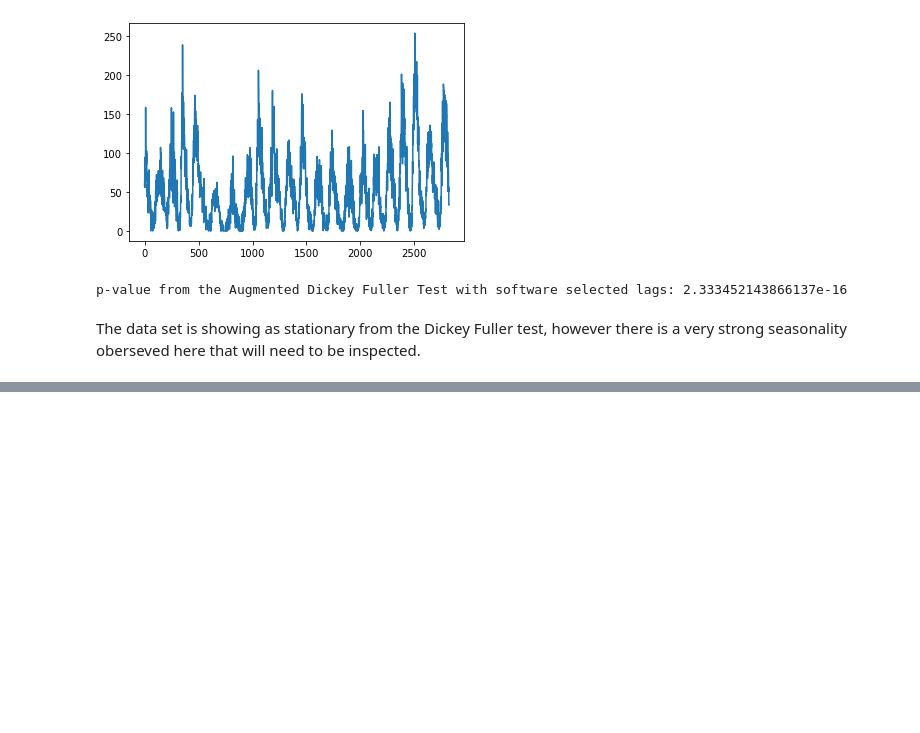
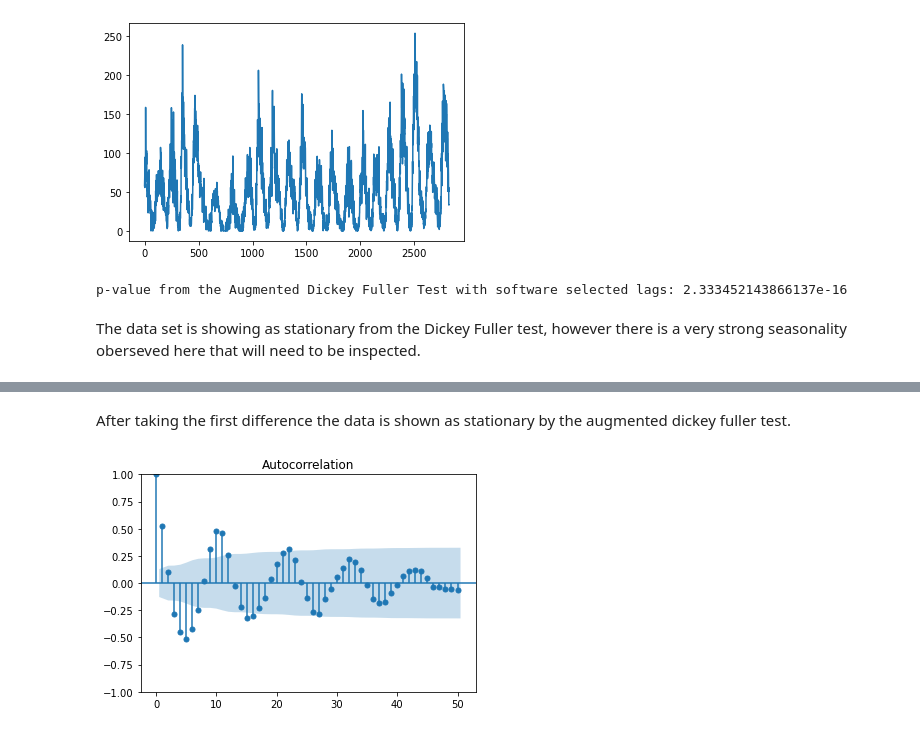
Before and after one commit to josh-grou/Final-Project, a Jupyter notebook: Final_Project.ipynb, the cells around one changed output, grey strips where cells are left out. Cells and saved outputs as stored; diff of their text form; code cells hidden in the pictures; blank space fills up the shorter version.

```diff
--- a/Final_Project.ipynb
+++ b/Final_Project.ipynb
@@ -421,0 +464,7 @@ plt.show()
+# %% [markdown]
+After taking the first difference the data is shown as stationary by the augmented dickey fuller test.
+# %%
+plot_acf(diff, lags = 50)
+plt.show()
+# %% [output]
+[figure, added]
```
Also changed, not shown: parts of 23 cells of this notebook.
